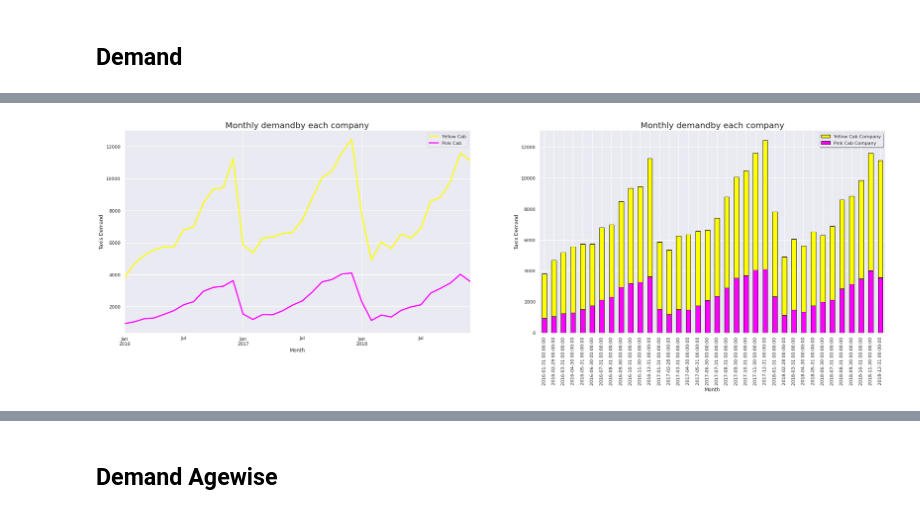
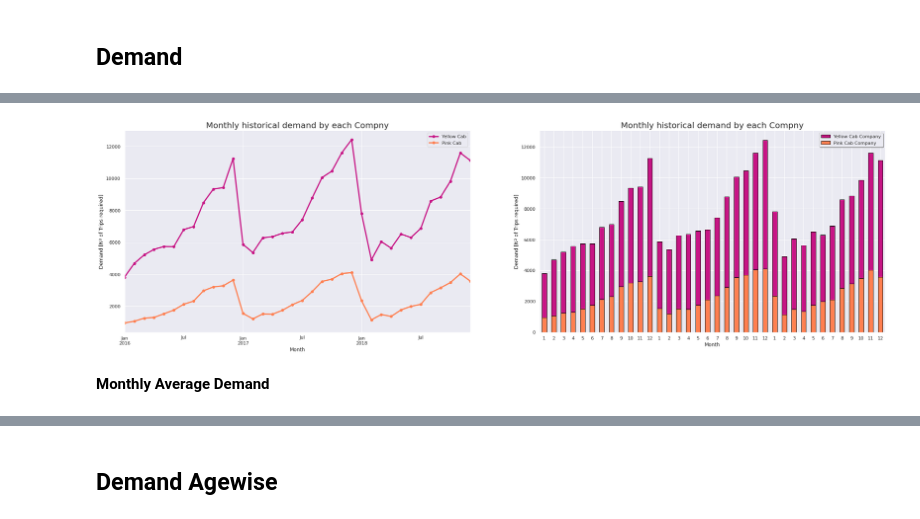
Before and after one commit to Naquiao/Cab-Industry-Data-Analysis, a Jupyter notebook: Week2/Data_Analysis_for_Cab_Investments.ipynb, the cells around one changed output, grey strips where cells are left out. Drawn from its saved outputs; the diff is of its cells as text; code cells hidden in the pictures.

```diff
--- a/Week2/Data_Analysis_for_Cab_Investments.ipynb
+++ b/Week2/Data_Analysis_for_Cab_Investments.ipynb
@@ -449,7 +448,7 @@ Here I want to create a new dataset that will be the same as Master Datset, but
 masterdata['Year of Travel'] = masterdata['Date of Travel'].dt.year
 masterdata['Month of Travel'] = masterdata['Date of Travel'].dt.month
 masterdata['Day of Travel'] = masterdata['Date of Travel'].dt.day
-masterdata_st['Profit'] = masterdata_st['Price Charged'] -masterdata_st['Cost of Trip']
+masterdata['Profit'] = masterdata['Price Charged'] -masterdata['Cost of Trip']
 # %%
 masterdata_st=masterdata.set_index('Date of Travel')
 # %%
@@ -617,3 +777,6 @@ plt.legend(loc='upper right', shadow=True)
+# %%
+lista=[1,2,3,4,5,6,7,8,9,10,11,12]
+lista=lista*3
 # %%
 plt.figure(figsize=(33,9))
 
@@ -791,26 +1123,29 @@ plt.show()
 # %%
 plt.figure(figsize=(33,9))
 plt.subplot(1,2,2)
-yellowcab['Date of Travel'].value_counts().resample('m').sum().plot.bar( color= 'yellow',edgecolor = 'black',label='Yellow Cab Company')
-pinkcab['Date of Travel'].value_counts().resample('m').sum().plot.bar(color = 'magenta',edgecolor = 'black',label='Pink Cab Company')
+yellowcab['Date of Travel'].value_counts().resample('m').sum().plot.bar(color = 'mediumvioletred',edgecolor = 'black',label='Yellow Cab Company')
+pinkcab['Date of Travel'].value_counts().resample('m').sum().plot.bar(color = 'coral',edgecolor = 'black',label='Pink Cab Company')
 plt.legend(['Yellow Cab', 'Pink Cab'])
-plt.title('Monthly demandby each company',fontsize=20)
+plt.title('Monthly historical demand by each Compny',fontsize=20)
+plt.ylabel('Demand [Nº of Trips required]')
 plt.xlabel('Month')
-plt.ylabel('Taxis Demand')
-
+mapeado = range(len(lista))
+plt.xticks(mapeado, lista, rotation =0)
 
 
 plt.legend(loc='best', shadow=True)
 
 
 plt.subplot(1,2,1)
-yellowcab['Date of Travel'].value_counts().resample('m').sum().plot.line(color= 'yellow',label='Yellow Cab Company',linewidth=3)
-pinkcab['Date of Travel'].value_counts().resample('m').sum().plot.line(color = 'magenta',label='Pink Cab Company',linewidth=3)
+yellowcab['Date of Travel'].value_counts().resample('m').sum().plot.line(color = 'mediumvioletred',label='Yellow Cab Company',linewidth=3, marker='o')
+pinkcab['Date of Travel'].value_counts().resample('m').sum().plot.line(color = 'coral',label='Pink Cab Company',linewidth=3,marker='o')
 plt.legend(['Yellow Cab', 'Pink Cab'])
-plt.title('Monthly demandby each company',fontsize=20)
+plt.title('Monthly historical demand by each Compny',fontsize=20)
+plt.ylabel('Demand [Nº of Trips required]')
 plt.xlabel('Month')
-plt.ylabel('Taxis Demand')
 
 plt.show()
 # %% [output]
-[figure, old version]
+[figure, new version]
+# %% [markdown]
+**Monthly Average Demand**
```
Also changed, not shown: parts of 85 cells of this notebook, 1 other file.
